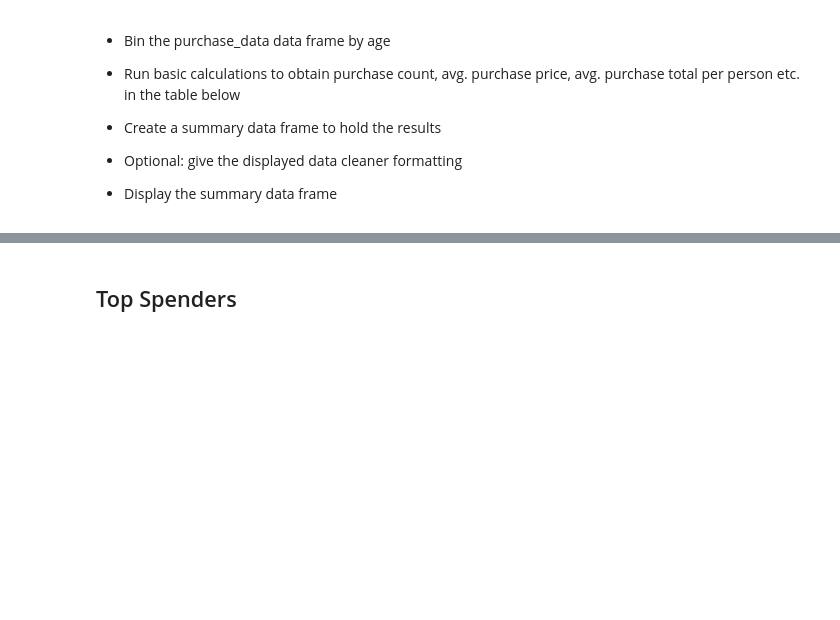
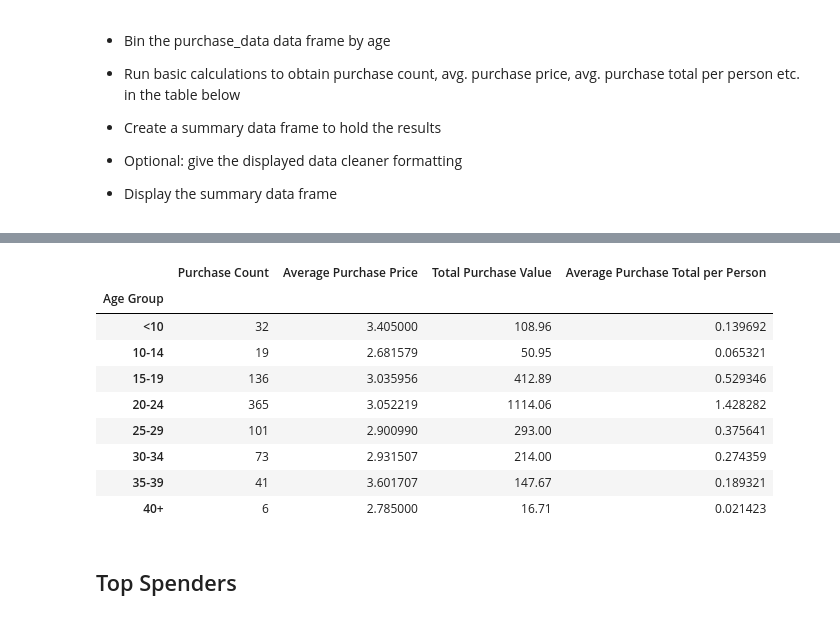
Before and after one commit to arvinseeva/panda-challenge, a Jupyter notebook: HeroesOfPymoli/HeroesOfPymoli_starter.ipynb, the cells around one changed output, grey strips where cells are left out. Drawn from its saved outputs; the diff is of its cells as text; code cells hidden in the pictures; blank space fills up the shorter version.

Commit message:
Update HeroesOfPymoli_starter.ipynb
Round 2 of coding

```diff
--- a/HeroesOfPymoli/HeroesOfPymoli_starter.ipynb
+++ b/HeroesOfPymoli/HeroesOfPymoli_starter.ipynb
@@ -62,0 +80,18 @@ purchase_data.SN.nunique()
+# %%
+totalgender = purchase_data["Gender"].count()
+Malecount = purchase_data["Gender"].value_counts().Male
+percentmale = Malecount/totalgender*100
+
+a = (round(percentmale,2))
+Femalecount = purchase_data["Gender"].value_counts().Female
+percentfemale = Femalecount/totalgender*100
+
+b = (round(percentfemale,2))
+others = totalgender-Malecount-Femalecount
+percentothers = others/totalgender*100
+
+c = (round(percentothers,2))
+
+Gender_Analysis_df = pd.DataFrame({"Male" : [Malecount], "Male Percentage": [a], "Female" : [Femalecount], "Female Percentage": [b], "Others" : [others], "Others Percentage": [c] })
+#Gender_Analysis_df = pd.DataFrame({"Male" : [Malecount], "Male Percentage": [a], "Female" : [Femalecount], "Female Percentage": [b], "Others" : [others], "Others Percentage": [c] })
+Gender_Analysis_df.head()
@@ -115,0 +150,13 @@ purchase_data.SN.nunique()
+# %%
+df= pd.DataFrame(purchase_data)
+
+bins = [0, 10, 14, 19, 24, 29, 34, 39, 40]
+
+group_names = ["<10", "10-14", "15-19", "20-24", "25-29", "30-34", "35-39", "40+"]
+
+Newgroup = df.groupby("Age Group")
+Age_group_nos = Newgroup["Age Group"].count()
+
+Age_percent = Age_group_nos/totalgender*100
+Age_percent2 = pd.DataFrame(round(Age_percent,2))
+Age_percent2
@@ -144,3 +190,27 @@ purchase_data.SN.nunique()
+# %%
+Newgroup.head()
+
+
+Group_ave_price = Newgroup["Price"].mean()
+Group_purchase_count = Newgroup["Price"].count()
+e = (len(Group_purchase_count))
+Total_group_price = Newgroup["Price"].sum()
+ave_purchase_person = Total_group_price/totalgender
+
+age_demographics = pd.DataFrame({"Purchase Count": Group_purchase_count, "Average Purchase Price": Group_ave_price, "Total Purchase Value": Total_group_price, "Average Purchase Total per Person": ave_purchase_person})
+
+age_demographics
+# %% [output]
+|  | Purchase Count | Average Purchase Price | Total Purchase Value | Average Purchase Total per Person |
+| Age Group |  |  |  |  |
+| <10 | 32 | 3.405000 | 108.96 | 0.139692 |
+| 10-14 | 19 | 2.681579 | 50.95 | 0.065321 |
+| 15-19 | 136 | 3.035956 | 412.89 | 0.529346 |
+| 20-24 | 365 | 3.052219 | 1114.06 | 1.428282 |
+| 25-29 | 101 | 2.900990 | 293.00 | 0.375641 |
+| 30-34 | 73 | 2.931507 | 214.00 | 0.274359 |
+| 35-39 | 41 | 3.601707 | 147.67 | 0.189321 |
+| 40+ | 6 | 2.785000 | 16.71 | 0.021423 |
 # %% [markdown]
 ## Top Spenders
 # %% [markdown]
```
Also changed, not shown: parts of 17 cells of this notebook.
